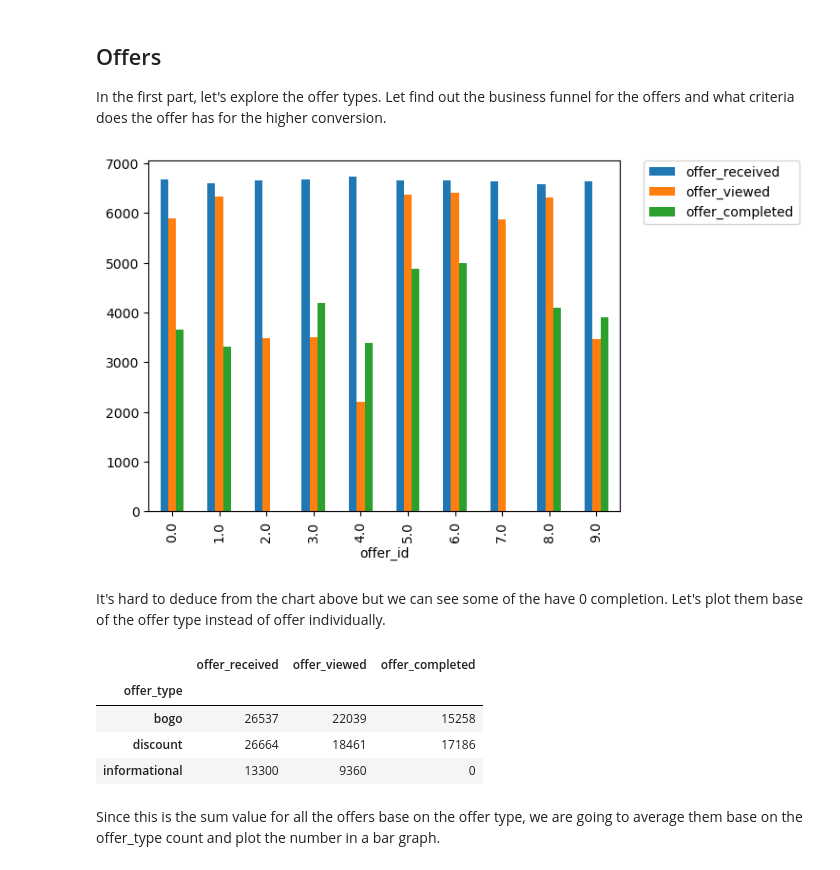
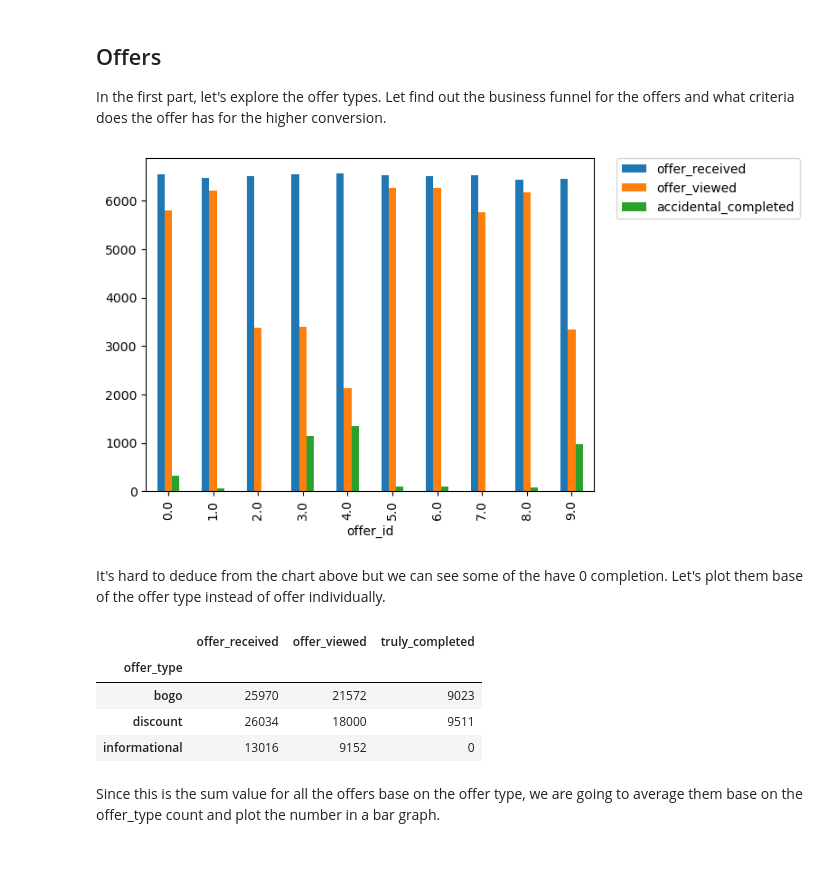
Before and after one commit to fatinshariff/sbcapstone, a Jupyter notebook: Starbucks_Capstone_Project.ipynb, the cells around one changed output. Cells and saved outputs as stored; diff of their text form; code cells hidden in the pictures.

```diff
--- a/Starbucks_Capstone_Project.ipynb
+++ b/Starbucks_Capstone_Project.ipynb
@@ -283,3 +283,8 @@ profile['customer_id'] = profile['customer_id'].map(customer_ids_dict)
 # %%
 #change datatype column 'became_member_on' to datetime
 profile['became_member_on'] = pd.to_datetime(profile['became_member_on'],format='%Y%m%d')
+
+# Create tenure feature: days since customer joined
+# Use the maximum date in the dataset as reference point
+max_date = profile['became_member_on'].max()
+profile['tenure_days'] = (max_date - profile['became_member_on']).dt.days
@@ -489,4 +507,12 @@ Data columns (total 8 columns):
  7   offer_id         148805 non-null  float64
 dtypes: float64(3), int64(5)
 memory usage: 16.6 MB
+# %%
+# Offer-level data (grouped by customer and offer)
+transcript_offers = transcript.drop(['transaction','amount'],axis = 1)
+transcript_offers = transcript_offers.groupby(['customer_id','offer_id']).sum().reset_index()
+
+# Customer-level transaction data
+transcript_transactions = transcript[transcript['transaction']==1]
+transcript_transactions = transcript_transactions.groupby('customer_id').agg({'transaction':'sum','amount':'sum'}).reset_index()
 # %%
@@ -500,0 +549,13 @@ transcript.head()
+# %%
+# Create flags for different completion types
+# truly_completed: viewed AND completed
+transcript_offers['truly_completed'] = ((transcript_offers['offer_viewed'] == 1) &
+                                  (transcript_offers['offer_completed'] == 1)).astype(int)
+
+# accidental_completed: completed WITHOUT viewing
+transcript_offers['accidental_completed'] = ((transcript_offers['offer_viewed'] == 0) &
+                                       (transcript_offers['offer_completed'] == 1)).astype(int)
+
+print(f"Rows with offer_completed=1: {(transcript_offers['offer_completed'] == 1).sum()}")
+print(f"Rows with truly_completed=1 (viewed AND completed): {(transcript_offers['truly_completed'] == 1).sum()}")
+print(f"Rows with accidental_completed=1 (completed but NOT viewed): {(transcript_offers['accidental_completed'] == 1).sum()}")
@@ -501,7 +566,8 @@ transcript.head()
 # %% [markdown]
 ### Combining Dataset
 # %%
-df = pd.merge(profile,transcript, how = 'outer', on = 'customer_id')
-df = pd.merge(df,portfolio, how = 'outer', on = 'offer_id')
-df.head()
+df = pd.merge(profile,transcript_offers, how = 'inner', on = 'customer_id')
+df = pd.merge(df,transcript_transactions, how = 'inner', on = 'customer_id')
+df = pd.merge(df,portfolio, how = 'inner', on = 'offer_id')
+df.shape
 # %% [output]
@@ -519,21 +579,21 @@ df.head()
 
 In the first part, let's explore the offer types. Let find out the business funnel for the offers and what criteria does the offer has for the higher conversion.
 # %%
-df.groupby(['offer_id'])[['offer_received','offer_viewed','offer_completed']].sum().plot.bar()
+df.groupby(['offer_id'])[['offer_received','offer_viewed','accidental_completed']].sum().plot.bar()
 plt.legend(bbox_to_anchor=(1.05, 1),loc='upper left', borderaxespad=0.);
 # %% [output]
-[figure, old version]
+[figure, new version]
 # %% [markdown]
 It's hard to deduce from the chart above but we can see some of the have 0 completion. Let's plot them base of the offer type instead of offer individually.
 # %%
-offer_type_funnel = df.groupby('offer_type')[['offer_received','offer_viewed','offer_completed']].sum()
+offer_type_funnel = df.groupby('offer_type')[['offer_received','offer_viewed','truly_completed']].sum()
 offer_type_funnel
 # %% [output]
-|  | offer_received | offer_viewed | offer_completed |
+|  | offer_received | offer_viewed | truly_completed |
 | offer_type |  |  |  |
-| bogo | 26537 | 22039 | 15258 |
-| discount | 26664 | 18461 | 17186 |
-| informational | 13300 | 9360 | 0 |
+| bogo | 25970 | 21572 | 9023 |
+| discount | 26034 | 18000 | 9511 |
+| informational | 13016 | 9152 | 0 |
 # %% [markdown]
 Since this is the sum value for all the offers base on the offer type, we are going to average them base on the offer_type count and plot the number in a bar graph.
 # %%
```
Also changed, not shown: parts of 65 cells of this notebook.
